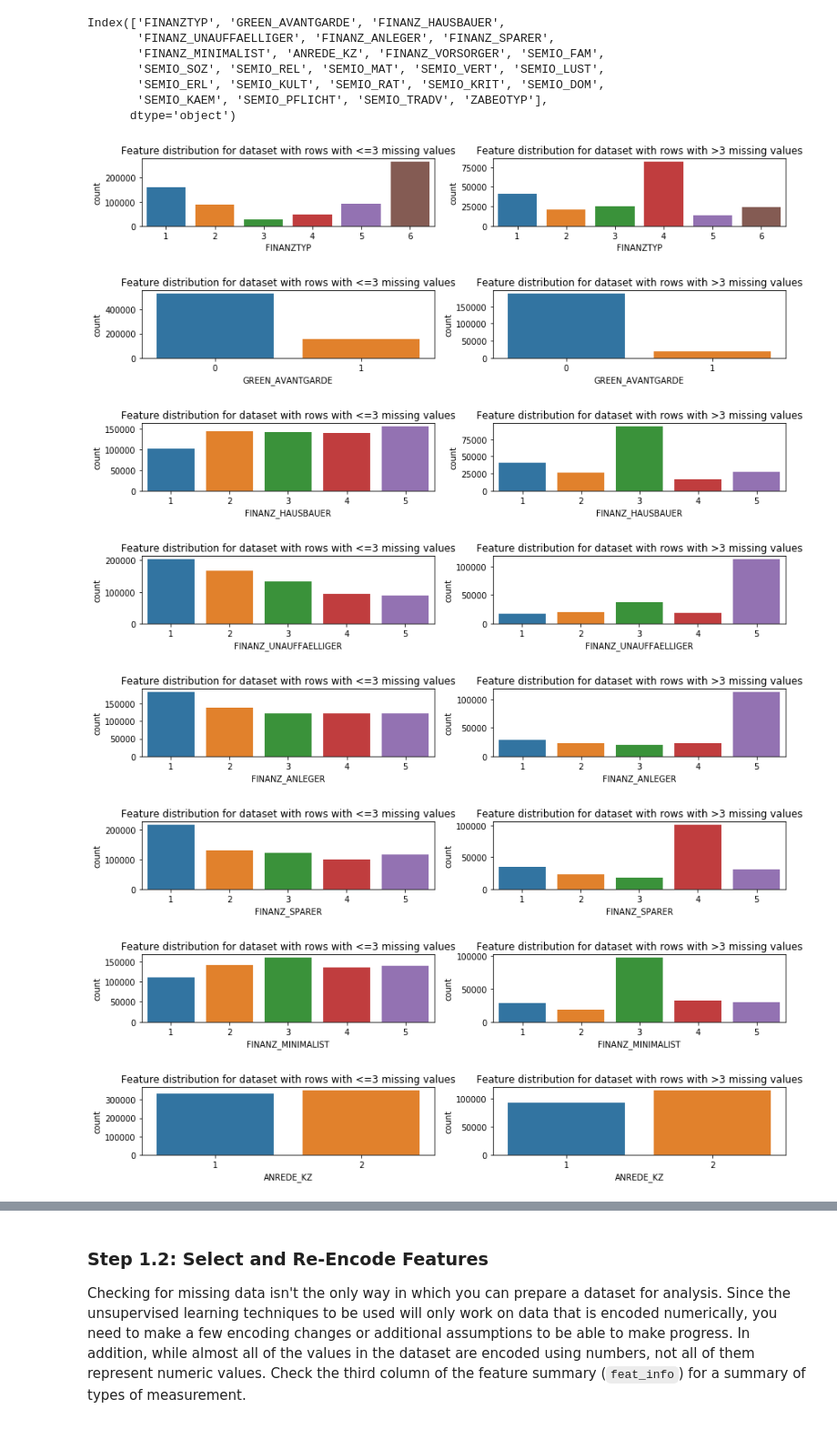
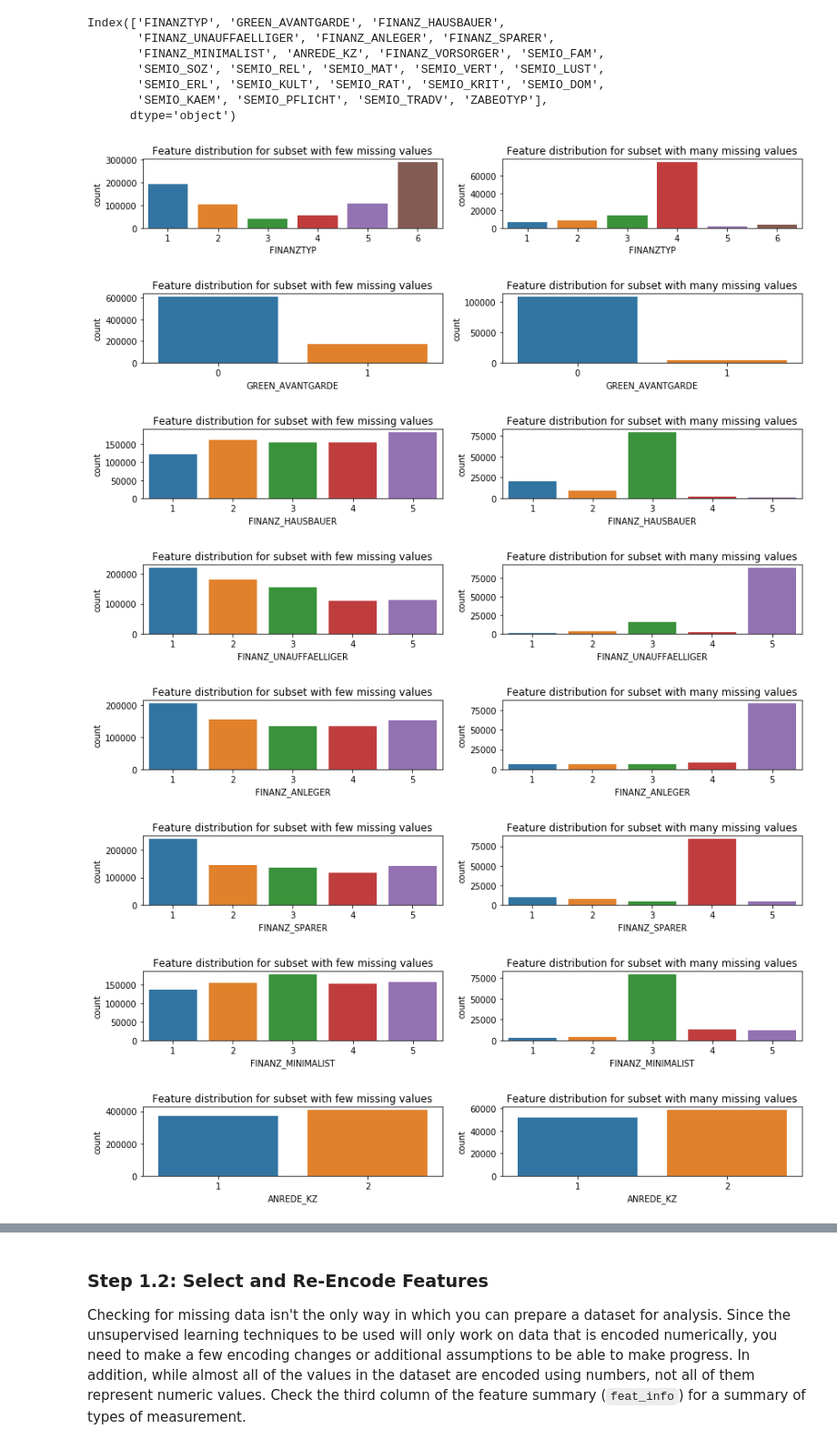
Before and after one commit to gepallas/Machine_Learning_3_Customer_Segmentation, a Jupyter notebook: Identify_Customer_Segments.ipynb, the cells around one changed output, grey strips where cells are left out. Shown: that part at 91% size. Cells and saved outputs as stored; diff of their text form; code cells hidden in the pictures.

```diff
--- a/Identify_Customer_Segments.ipynb
+++ b/Identify_Customer_Segments.ipynb
@@ -403,9 +403,11 @@ col_to_drop
 Index(['TITEL_KZ', 'AGER_TYP', 'KK_KUNDENTYP', 'KBA05_BAUMAX', 'GEBURTSJAHR',
        'ALTER_HH'],
       dtype='object')
+# %%
+azdias_clean = azdias.copy()
 # %%
 # Remove columns
-azdias_clean = azdias.drop(labels=col_to_drop, axis=1)
+azdias_clean.drop(labels=col_to_drop, axis=1, inplace=True)
 # %%
 # Check shape
 azdias.shape
@@ -493,6 +497,6 @@ I will split the data into two subsets, one that has less than 3 missing values
 # Write code to divide the data into two subsets based on the number of missing
 # values in each row.
 
-azdias_missing_below_3 = azdias_clean[azdias_clean.isnull().sum(axis=1) <=3]
-azdias_missing_above_3 = azdias_clean[azdias_clean.isnull().sum(axis=1) >3]
+azdias_missing_low = azdias_clean[azdias_clean.isnull().sum(axis=1) <=10]
+azdias_missing_high = azdias_clean[azdias_clean.isnull().sum(axis=1) >10]
 # %%
@@ -531,23 +541,23 @@ Index(['FINANZTYP', 'GREEN_AVANTGARDE', 'FINANZ_HAUSBAUER',
 # %%
 number_of_plot_pairs = 10
 
 for i in range(0, number_of_plot_pairs):
 
     plt.figure(figsize=(14,1.5))
 
     plt.subplot(1,2,1)
-    sns.countplot(azdias_missing_below_3[col_zero_mis[i]])
-    plt.title('Feature distribution for dataset with rows with <=3 missing values')
+    sns.countplot(azdias_missing_low[col_zero_mis[i]])
+    plt.title('Feature distribution for subset with few missing values', {'fontsize': 12})
 
     plt.subplot(1,2,2)
-    sns.countplot(azdias_missing_above_3[col_zero_mis[i]])
-    plt.title('Feature distribution for dataset with rows with >3 missing values');
+    sns.countplot(azdias_missing_high[col_zero_mis[i]])
+    plt.title('Feature distribution for subset with many missing values', {'fontsize': 12});
 # %% [output]
-[figure, old version]
+[figure, new version]
-[figure, old version]
+[figure, new version]
-[figure, old version]
+[figure, new version]
-[figure, old version]
+[figure, new version]
-[figure, old version]
+[figure, new version]
-[figure, old version]
+[figure, new version]
-[figure, old version]
+[figure, new version]
-[figure, old version]
+[figure, new version]
```
Also changed, not shown: parts of 22 cells of this notebook.
